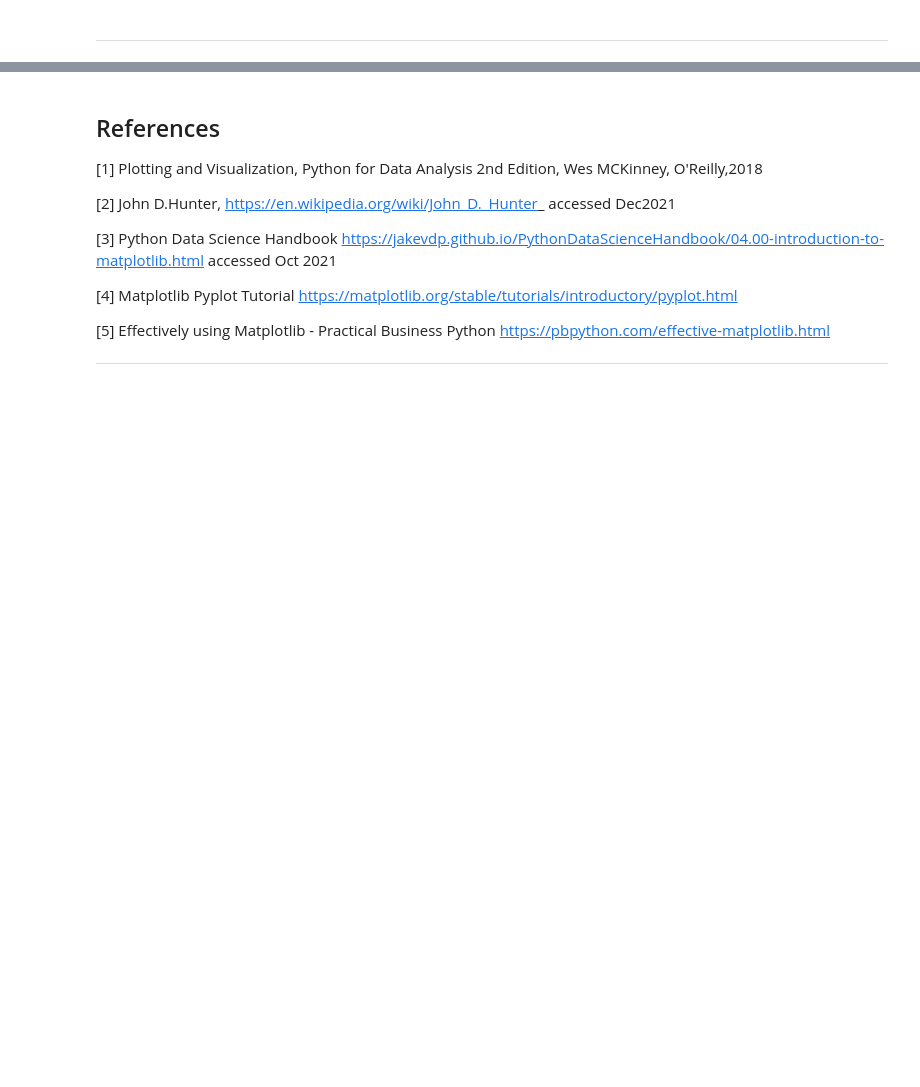
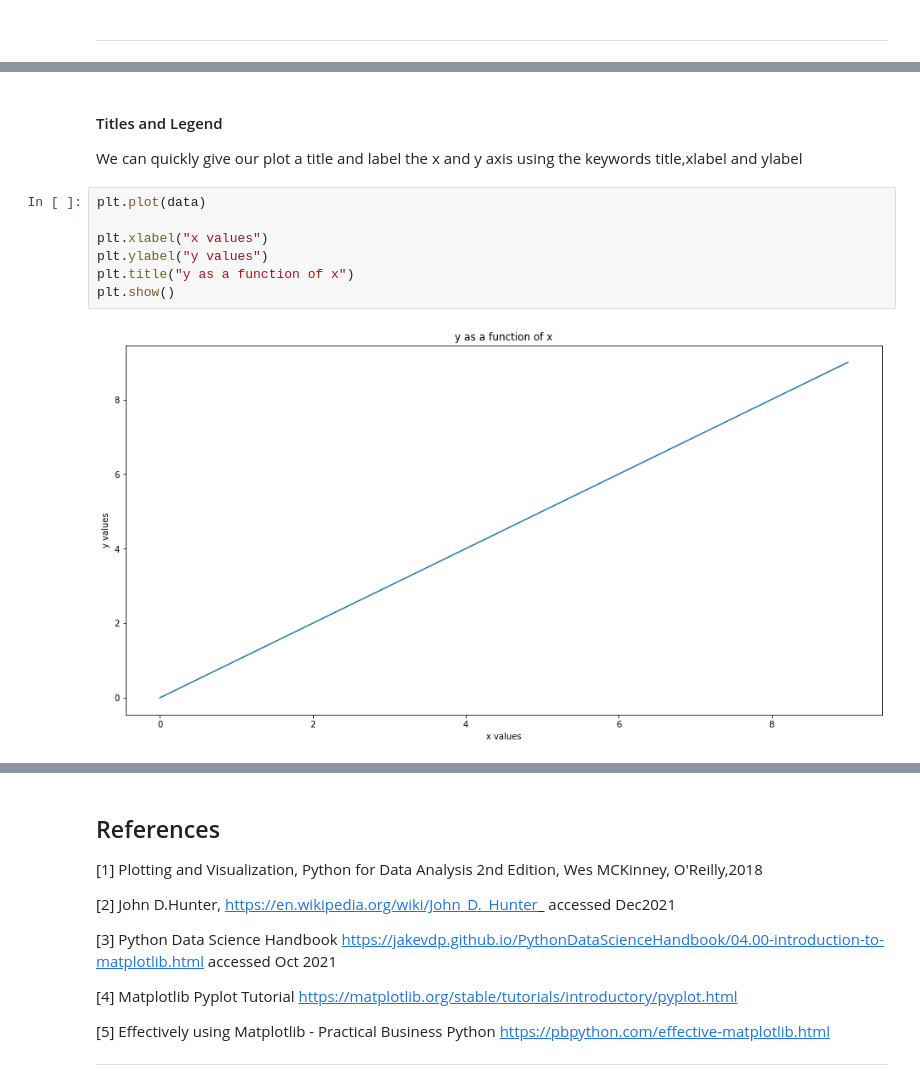
Before and after one commit to MarkJParry/FDA, a Jupyter notebook: pyplot.ipynb, the cells around one changed output, grey strips where cells are left out. Cells and saved outputs as stored; diff of their text form; blank space fills up the shorter version.

```diff
--- a/pyplot.ipynb
+++ b/pyplot.ipynb
@@ -159,0 +121,13 @@ plt.boxplot(data)
+# %% [markdown]
+#### Titles and Legend
+
+We can quickly give our plot a title and label the x and y axis using the keywords title,xlabel and ylabel
+# %%
+plt.plot(data)
+
+plt.xlabel("x values")
+plt.ylabel("y values")
+plt.title("y as a function of x")
+plt.show()
+# %% [output]
+[figure, added]
```
Also changed, not shown: parts of 38 cells of this notebook, 4 other files.
